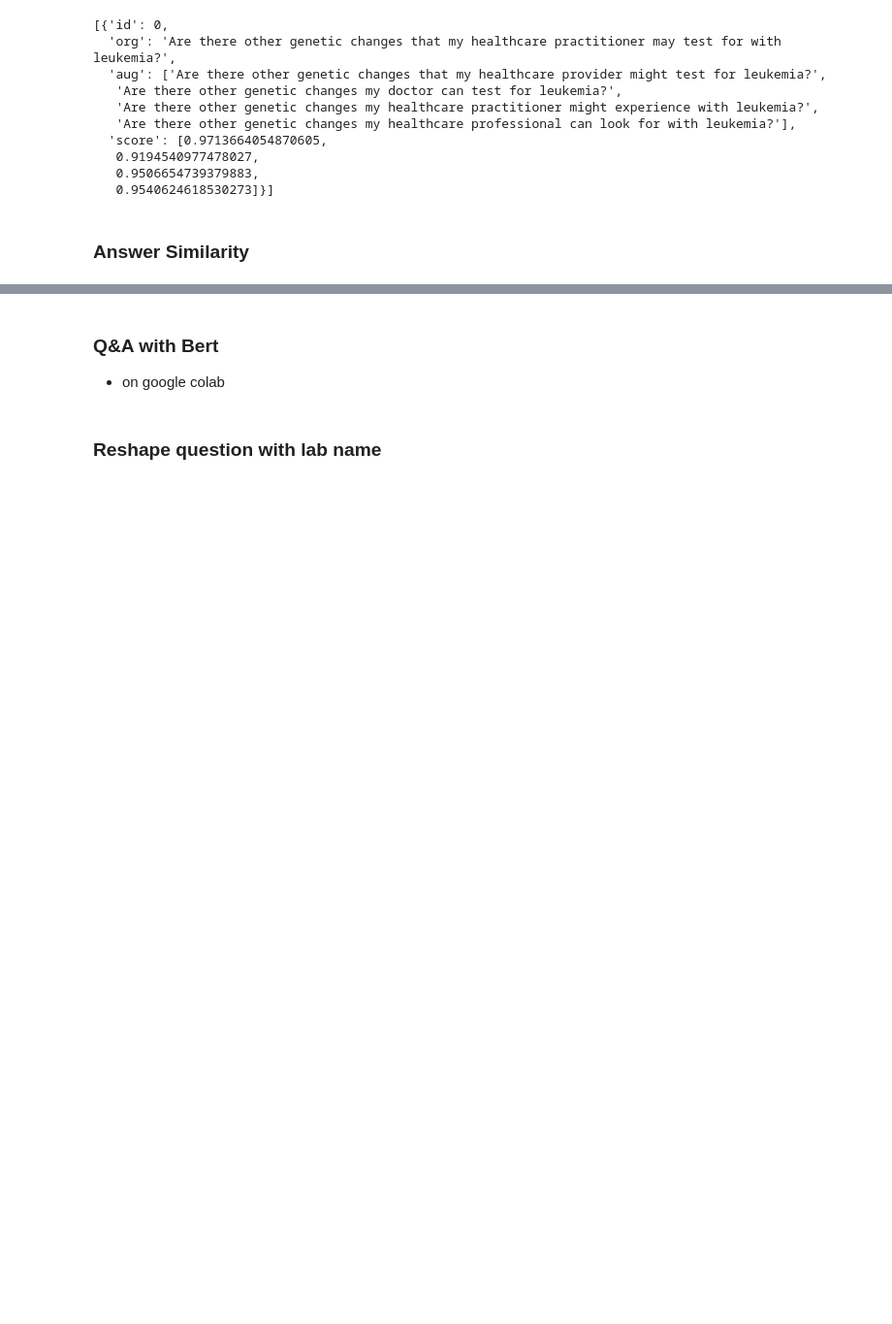
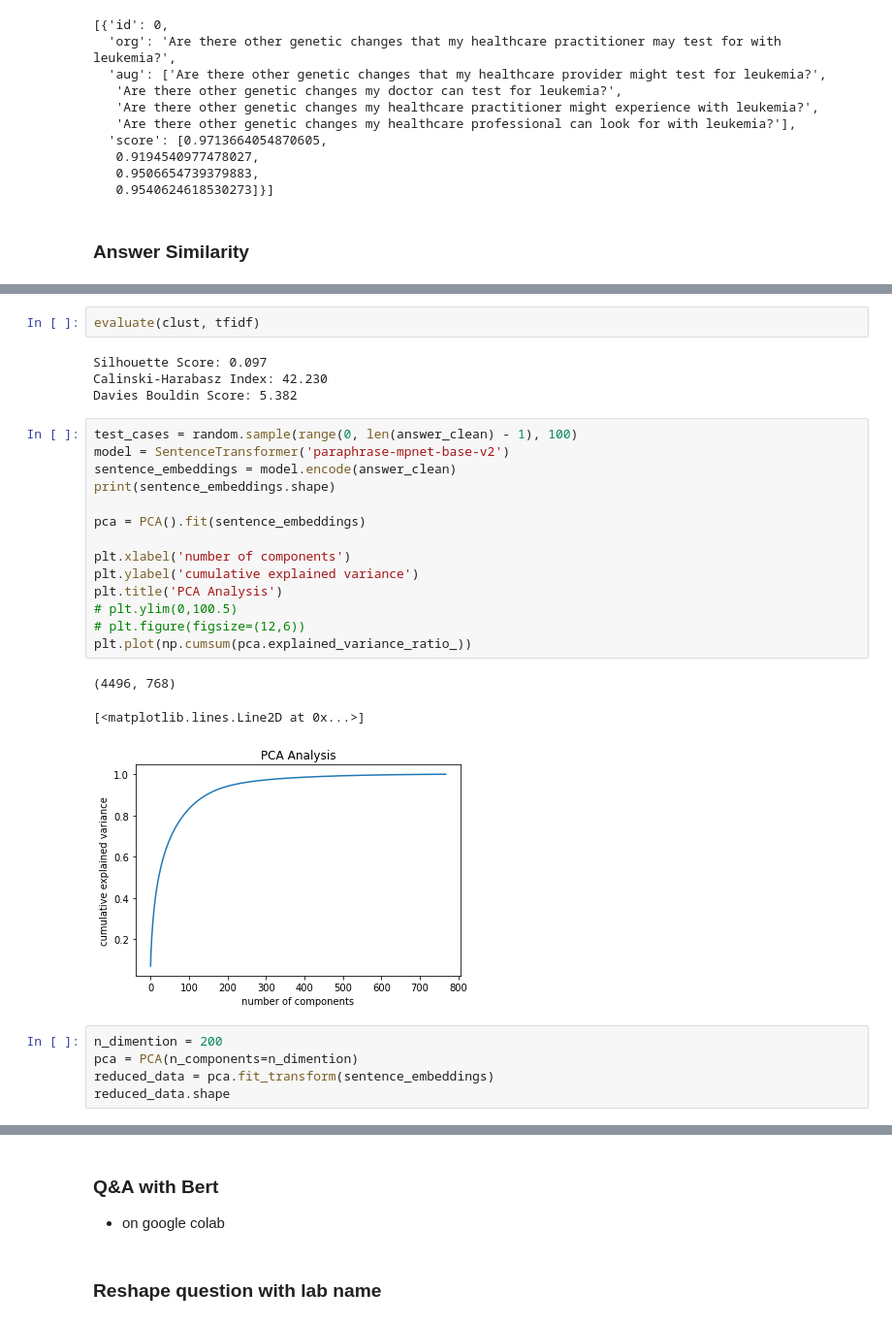
Before and after one commit to MedBot-team/NaBot, a Jupyter notebook: Data_analyse/Labtestonline_Analysis.ipynb, the cells around one changed output, grey strips where cells are left out. Shown at 97% size. Cells and saved outputs as stored; diff of their text form; blank space fills up the shorter version.

```diff
--- a/Data_analyse/Labtestonline_Analysis.ipynb
+++ b/Data_analyse/Labtestonline_Analysis.ipynb
@@ -725,0 +803,29 @@ plt.hist(' '.join(list(qa.values())).split(' ')[:10],)
+# %%
+evaluate(clust, tfidf)
+# %% [output]
+Silhouette Score: 0.097
+Calinski-Harabasz Index: 42.230
+Davies Bouldin Score: 5.382
+# %%
+test_cases = random.sample(range(0, len(answer_clean) - 1), 100)
+model = SentenceTransformer('paraphrase-mpnet-base-v2')
+sentence_embeddings = model.encode(answer_clean)
+print(sentence_embeddings.shape)
+
+pca = PCA().fit(sentence_embeddings)
+
+plt.xlabel('number of components')
+plt.ylabel('cumulative explained variance')
+plt.title('PCA Analysis')
+# plt.ylim(0,100.5)
+# plt.figure(figsize=(12,6))
+plt.plot(np.cumsum(pca.explained_variance_ratio_))
+# %% [output]
+(4496, 768)
+[<matplotlib.lines.Line2D at 0x...>]
+[figure, added]
+# %%
+n_dimention = 200
+pca = PCA(n_components=n_dimention)
+reduced_data = pca.fit_transform(sentence_embeddings)
+reduced_data.shape
```
Also changed, not shown: parts of 28 cells of this notebook, 1 other file.
